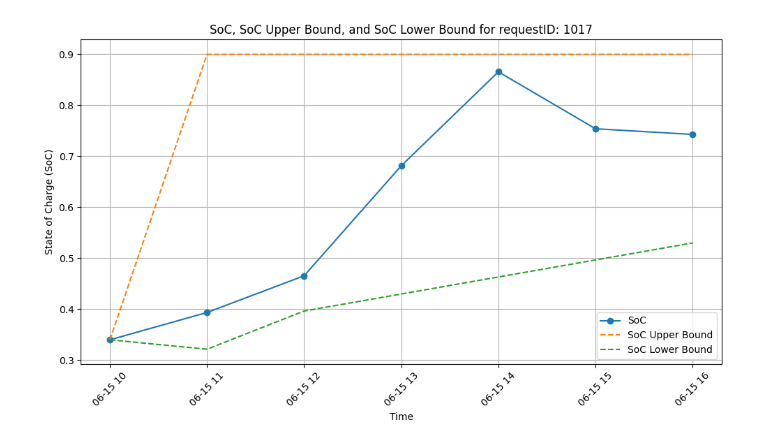
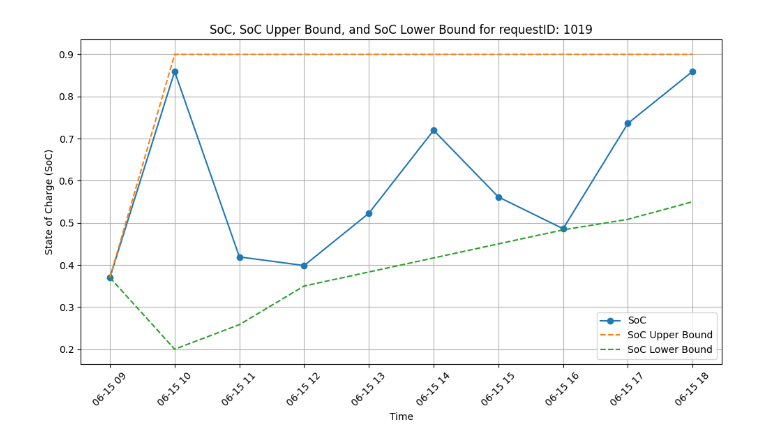
Before and after one commit to carlwang49/MY_WORK, a Jupyter notebook: evaluation_for_soc_state.ipynb, the cells around one changed output. Drawn from its saved outputs; the diff is of its cells as text; code cells hidden in the pictures.

```diff
--- a/evaluation_for_soc_state.ipynb
+++ b/evaluation_for_soc_state.ipynb
@@ -4,32 +4,32 @@ import matplotlib.pyplot as plt
 # %%
 # Read the CSV file
 file_path = './Result/soc_history.csv'
 data = pd.read_csv(file_path)
 
 # Convert 'current_time' to datetime
 data['current_time'] = pd.to_datetime(data['current_time'])
 
 # Function to plot SoC, SoC_upper_bound, and SoC_lower_bound for a given requestID
 def plot_soc_for_requestID(requestID):
     filtered_data = data[data['requestID'] == requestID]
 
     plt.figure(figsize=(10, 6))
 
     plt.plot(filtered_data['current_time'], filtered_data['soc'], label='SoC', marker='o')
     plt.plot(filtered_data['current_time'], filtered_data['SoC_upper_bound'], label='SoC Upper Bound', linestyle='--')
     plt.plot(filtered_data['current_time'], filtered_data['SoC_lower_bound'], label='SoC Lower Bound', linestyle='--')
 
     plt.xlabel('Time')
     plt.ylabel('State of Charge (SoC)')
     plt.title(f'SoC, SoC Upper Bound, and SoC Lower Bound for requestID: {requestID}')
     plt.legend()
     plt.grid(True)
     plt.xticks(rotation=45)
     plt.tight_layout()
 
     plt.show()
 
 # Example usage
-plot_soc_for_requestID(1017)  # Replace with the desired requestID
+plot_soc_for_requestID(1019)  # Replace with the desired requestID
 # %% [output]
-[figure, old version]
+[figure, new version]
```
Also changed, not shown: 1 other file.
